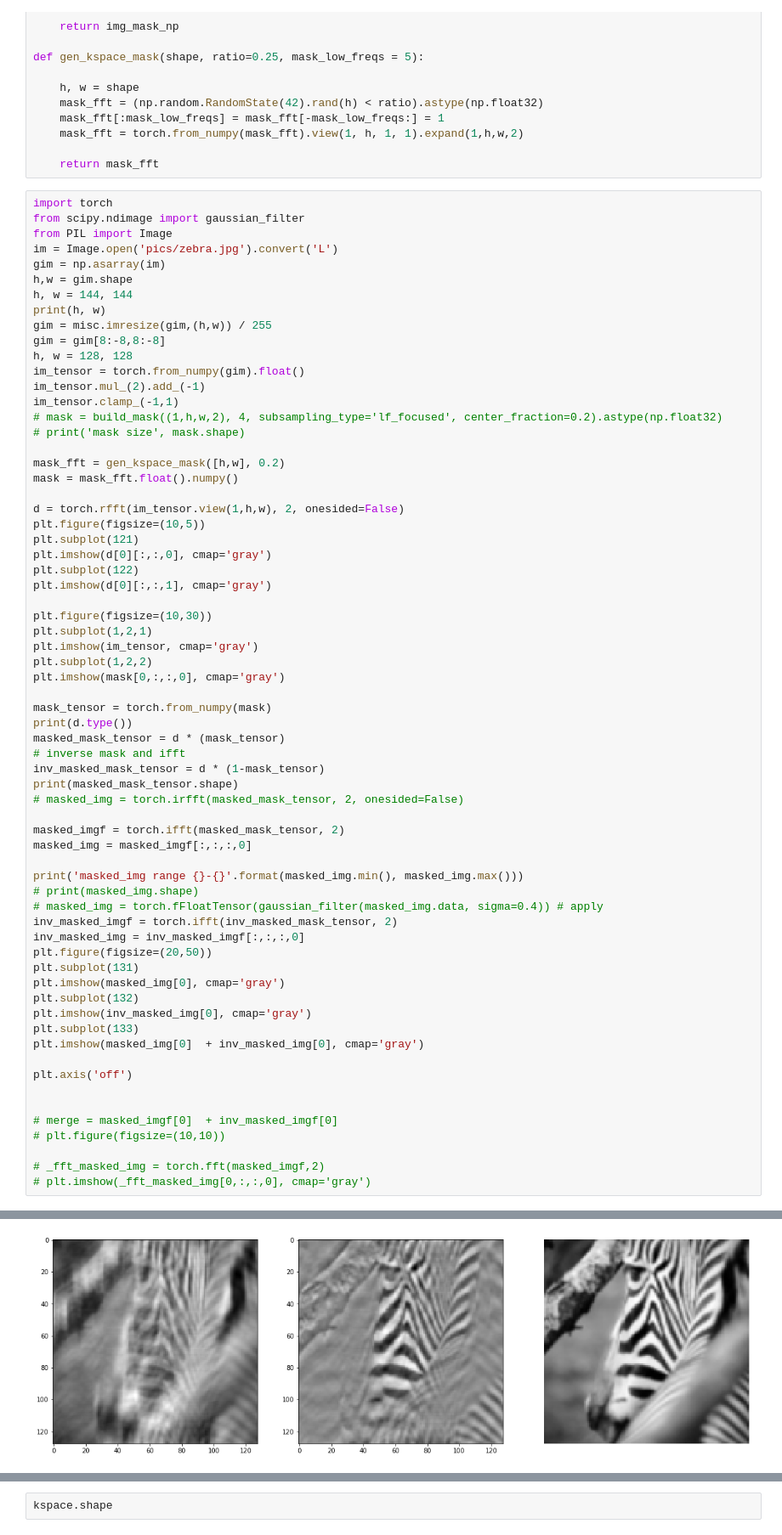
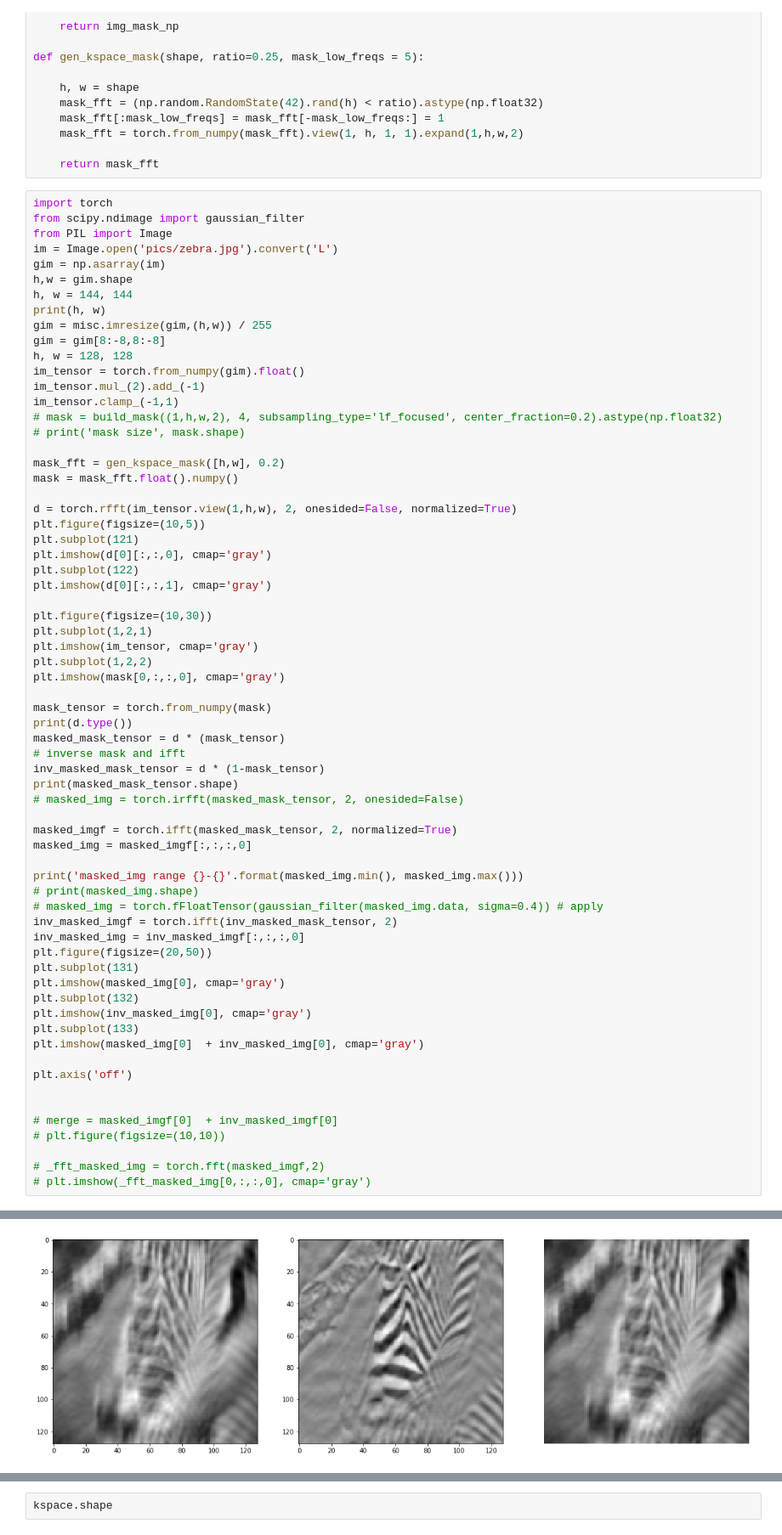
Before and after one commit to facebookresearch/active-mri-acquisition, a Jupyter notebook: small_tests.ipynb, the cells around one changed output, grey strips where cells are left out. Shown at 85% size. Cells and saved outputs as stored; diff of their text form.

```diff
--- a/small_tests.ipynb
+++ b/small_tests.ipynb
@@ -98,7 +98,7 @@ im_tensor.clamp_(-1,1)
 mask_fft = gen_kspace_mask([h,w], 0.2)
 mask = mask_fft.float().numpy()
 
-d = torch.rfft(im_tensor.view(1,h,w), 2, onesided=False)
+d = torch.rfft(im_tensor.view(1,h,w), 2, onesided=False, normalized=True)
 plt.figure(figsize=(10,5))
 plt.subplot(121)
 plt.imshow(d[0][:,:,0], cmap='gray')
@@ -119,7 +119,7 @@ inv_masked_mask_tensor = d * (1-mask_tensor)
 print(masked_mask_tensor.shape)
 # masked_img = torch.irfft(masked_mask_tensor, 2, onesided=False)
 
-masked_imgf = torch.ifft(masked_mask_tensor, 2)
+masked_imgf = torch.ifft(masked_mask_tensor, 2, normalized=True)
 masked_img = masked_imgf[:,:,:,0]
 
 print('masked_img range {}-{}'.format(masked_img.min(), masked_img.max()))
@@ -127,31 +127,31 @@ print('masked_img range {}-{}'.format(masked_img.min(), masked_img.max()))
 # masked_img = torch.fFloatTensor(gaussian_filter(masked_img.data, sigma=0.4)) # apply
 inv_masked_imgf = torch.ifft(inv_masked_mask_tensor, 2)
 inv_masked_img = inv_masked_imgf[:,:,:,0]
 plt.figure(figsize=(20,50))
 plt.subplot(131)
 plt.imshow(masked_img[0], cmap='gray')
 plt.subplot(132)
 plt.imshow(inv_masked_img[0], cmap='gray')
 plt.subplot(133)
 plt.imshow(masked_img[0]  + inv_masked_img[0], cmap='gray')
 
 plt.axis('off')
 
 
 # merge = masked_imgf[0]  + inv_masked_imgf[0]
 # plt.figure(figsize=(10,10))
 
 # _fft_masked_img = torch.fft(masked_imgf,2)
 # plt.imshow(_fft_masked_img[0,:,:,0], cmap='gray')
 # %% [output]
 144 144
 torch.FloatTensor
 torch.Size([1, 128, 128, 2])
 masked_img range -1.1567902565002441-1.052622675895691
 `imresize` is deprecated in SciPy 1.0.0, and will be removed in 1.2.0.
 Use ``skimage.transform.resize`` instead.
   if __name__ == '__main__':
 (-0.5, 127.5, 127.5, -0.5)
 [figure]
 [figure]
-[figure, old version]
+[figure, new version]
```
Also changed, not shown: parts of 4 cells of this notebook, 39 other files.
